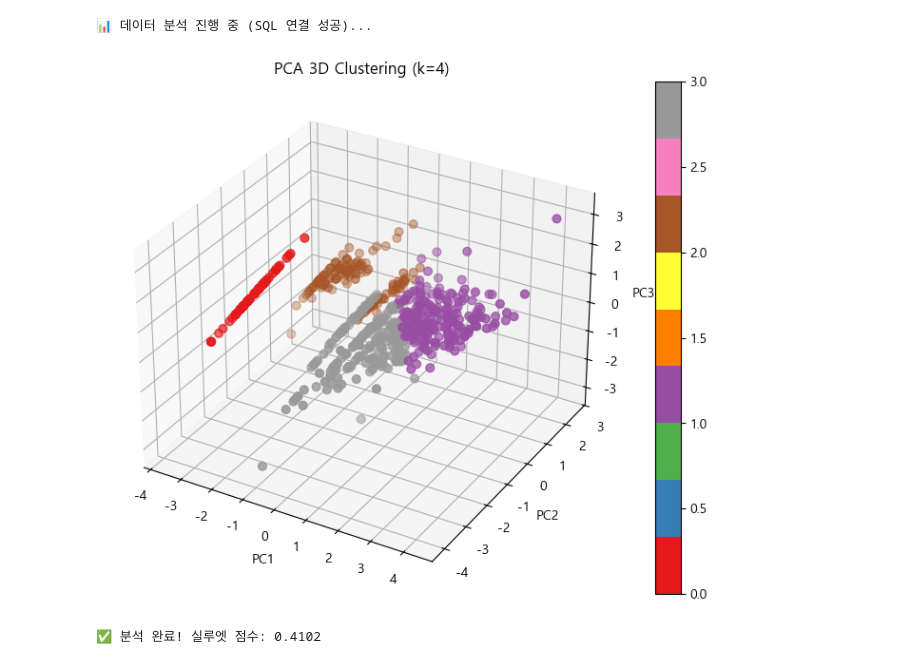
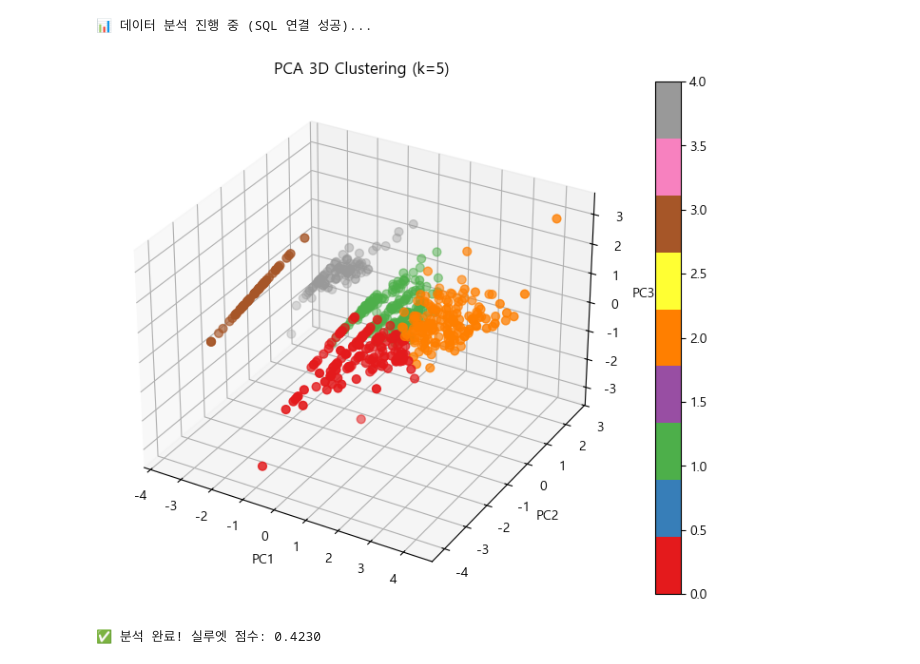
Before and after one commit to khg09065-debug/modeling_archive, a Jupyter notebook: model/PCA_정확도2.ipynb, the cells around one changed output. Saved outputs shown, nothing was run; the diff lists cells and outputs as text; code cells hidden in the pictures.

```diff
--- a/model/PCA_정확도2.ipynb
+++ b/model/PCA_정확도2.ipynb
@@ -24,7 +24,7 @@ plt.rcParams['font.family'] = 'Malgun Gothic'
 plt.rcParams['axes.unicode_minus'] = False
 
 # [사용자 설정] 군집 수 k와 PCA 차원 수
-n_clusters = 4
+n_clusters = 5
 n_components = 3
 
 # --- [1. 데이터 로드 및 DB 연결] ---
@@ -81,32 +81,32 @@ districts[['프리미엄점수', '가성비점수', '프리미엄비율', '가
 
 features = ['프리미엄점수', '가성비점수', '프리미엄비율', '가성비비율', '총_승하차객수']
 data_for_pca = districts[features]
 
 # --- [4. PCA 및 K-means] ---
 scaler = PowerTransformer()
 data_scaled = scaler.fit_transform(data_for_pca)
 
 pca = PCA(n_components=n_components)
 data_pca = pca.fit_transform(data_scaled)
 
 kmeans = KMeans(n_clusters=n_clusters, n_init=10, random_state=42)
 districts['클러스터'] = kmeans.fit_predict(data_pca)
 
 # --- [5. 시각화] ---
 fig = plt.figure(figsize=(10, 7))
 ax = fig.add_subplot(111, projection='3d')
 scatter = ax.scatter(data_pca[:, 0], data_pca[:, 1], data_pca[:, 2],
                      c=districts['클러스터'], cmap='Set1', s=40)
 
 ax.set_title(f'PCA 3D Clustering (k={n_clusters})')
 ax.set_xlabel('PC1')
 ax.set_ylabel('PC2')
 ax.set_zlabel('PC3')
 plt.colorbar(scatter)
 plt.show()
 
 print(f"✅ 분석 완료! 실루엣 점수: {silhouette_score(data_pca, districts['클러스터']):.4f}")
 # %% [output]
 📊 데이터 분석 진행 중 (SQL 연결 성공)...
-[figure, old version]
+[figure, new version]
-✅ 분석 완료! 실루엣 점수: 0.4102
+✅ 분석 완료! 실루엣 점수: 0.4230
```
Also changed, not shown: 41 other files.
